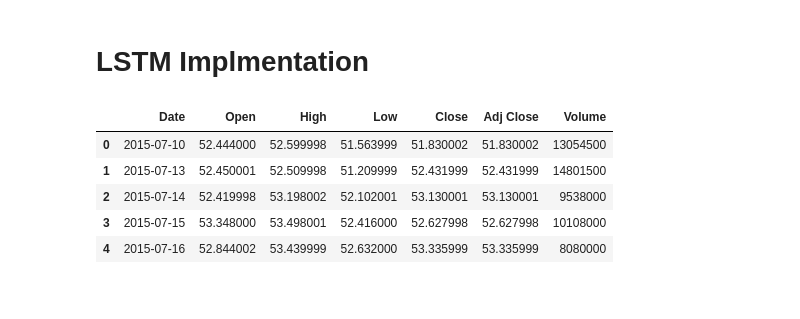
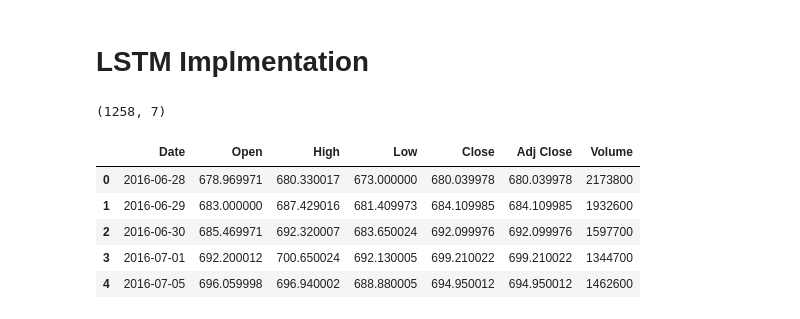
Before and after one commit to bachhvu/LSTM, a Jupyter notebook: LSTM_Blog.ipynb, the cells around one changed output. Cells and saved outputs as stored; diff of their text form; code cells hidden in the pictures.

```diff
--- a/LSTM_Blog.ipynb
+++ b/LSTM_Blog.ipynb
@@ -62,27 +62,29 @@ The RNNs and LSTMs architecture stated above are only capable of capturing the d
 # %%
 import numpy as np
 import matplotlib.pyplot as plt
 import pandas as pd
 from keras.models import Sequential
 from keras.layers import Dense
 from keras.layers import LSTM
 from keras.layers import Dropout
 from keras.layers import *
 from sklearn.preprocessing import StandardScaler
 from sklearn.metrics import mean_squared_error
 from sklearn.metrics import mean_absolute_error
 from sklearn.model_selection import train_test_split
 from keras.callbacks import EarlyStopping
 
-df=pd.read_csv("TSLA.csv")
+df=pd.read_csv("GOOG.csv")
+print(df.shape)
 df.head(5)
 # %% [output]
+(1258, 7)
 |  | Date | Open | High | Low | Close | Adj Close | Volume |
-| 0 | 2015-07-10 | 52.444000 | 52.599998 | 51.563999 | 51.830002 | 51.830002 | 13054500 |
-| 1 | 2015-07-13 | 52.450001 | 52.509998 | 51.209999 | 52.431999 | 52.431999 | 14801500 |
-| 2 | 2015-07-14 | 52.419998 | 53.198002 | 52.102001 | 53.130001 | 53.130001 | 9538000 |
-| 3 | 2015-07-15 | 53.348000 | 53.498001 | 52.416000 | 52.627998 | 52.627998 | 10108000 |
-| 4 | 2015-07-16 | 52.844002 | 53.439999 | 52.632000 | 53.335999 | 53.335999 | 8080000 |
+| 0 | 2016-06-28 | 678.969971 | 680.330017 | 673.000000 | 680.039978 | 680.039978 | 2173800 |
+| 1 | 2016-06-29 | 683.000000 | 687.429016 | 681.409973 | 684.109985 | 684.109985 | 1932600 |
+| 2 | 2016-06-30 | 685.469971 | 692.320007 | 683.650024 | 692.099976 | 692.099976 | 1597700 |
+| 3 | 2016-07-01 | 692.200012 | 700.650024 | 692.130005 | 699.210022 | 699.210022 | 1344700 |
+| 4 | 2016-07-05 | 696.059998 | 696.940002 | 688.880005 | 694.950012 | 694.950012 | 1462600 |
 # %%
 training_set = df.iloc[:800, 1:2].values
 test_set = df.iloc[800:, 1:2].values
```
Also changed, not shown: parts of 6 cells of this notebook.
